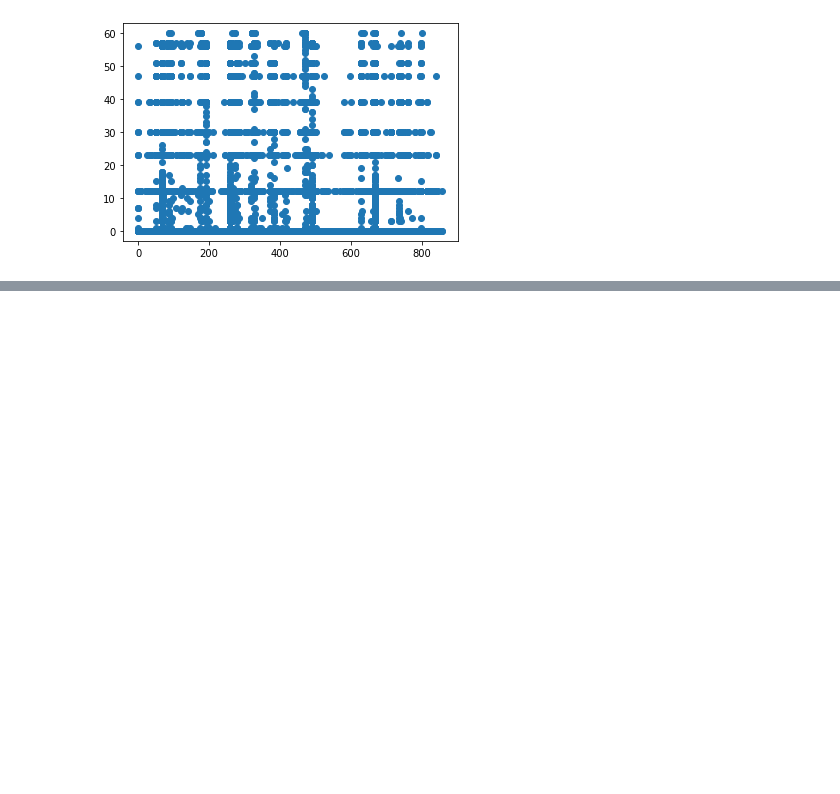
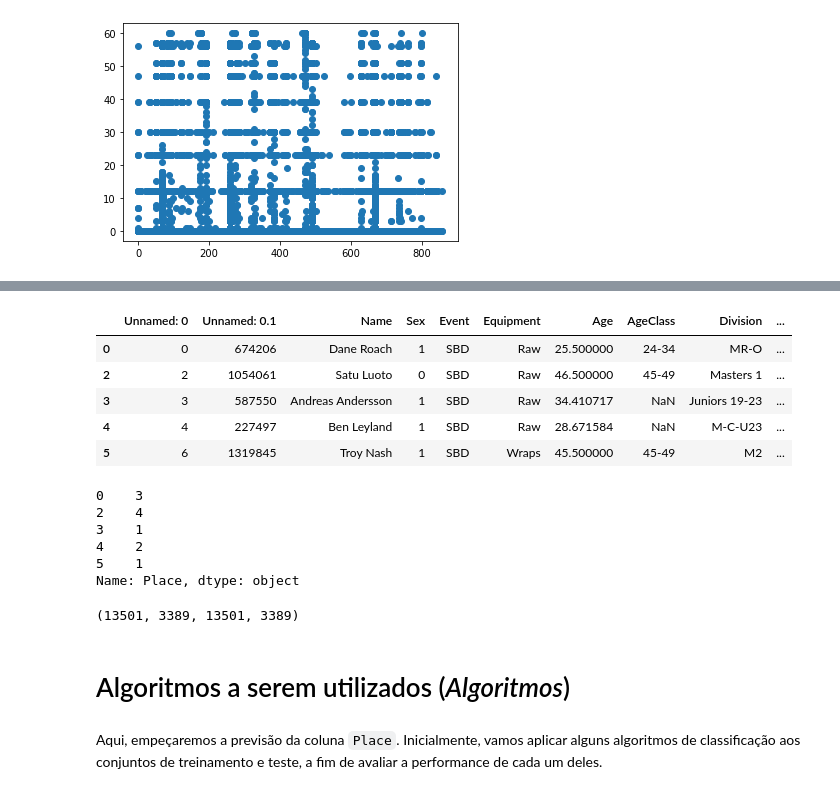
Before and after one commit to RafaelBNN/if697, a Jupyter notebook: Projeto_2_IF697.ipynb, the cells around one changed output, grey strips where cells are left out. Saved outputs shown, nothing was run; the diff lists cells and outputs as text; code cells hidden in the pictures; blank space fills up the shorter version.

```diff
--- a/Projeto_2_IF697.ipynb
+++ b/Projeto_2_IF697.ipynb
@@ -235,0 +257,45 @@ plt.scatter(x=df['Division'],y=df['Place'])
+# %%
+#x_df = df.drop('Place', axis=1)
+#y_df = df['Place']
+
+# Agora vamos dividir em training e test sets
+
+mask_train = (df['Date']<'2018-07-01')
+mask_test = (df['Date']>='2018-07-01')
+
+#mask3 = (y_df['Date']<'2018-07-01')
+#mask4 = (y_df['Date']>='2018-07-01')
+
+# Os conjuntos 'x' nao contem a coluna sobre a qual sera realizada a previsao
+x_train = df.loc[mask_train].drop('Place', axis=1)
+x_test = df.loc[mask_test].drop('Place', axis=1)
+
+# Os conjuntos 'y' contem apenas a coluna a ser prevista
+y_train = df.loc[mask_train, 'Place']
+y_test = df.loc[mask_test, 'Place']
+# %%
+x_train.head() # Creio que vou ter que tirar algumas dessas colunas. Nao sei se na hora da previsao da pra fazer isso
+# %% [output]
+|  | Unnamed: 0 | Unnamed: 0.1 | Name | Sex | Event | Equipment | Age | AgeClass | Division | ... |
+| 0 | 0 | 674206 | Dane Roach | 1 | SBD | Raw | 25.500000 | 24-34 | MR-O | ... |
+| 2 | 2 | 1054061 | Satu Luoto | 0 | SBD | Raw | 46.500000 | 45-49 | Masters 1 | ... |
+| 3 | 3 | 587550 | Andreas Andersson | 1 | SBD | Raw | 34.410717 | NaN | Juniors 19-23 | ... |
+| 4 | 4 | 227497 | Ben Leyland | 1 | SBD | Raw | 28.671584 | NaN | M-C-U23 | ... |
+| 5 | 6 | 1319845 | Troy Nash | 1 | SBD | Wraps | 45.500000 | 45-49 | M2 | ... |
+# %%
+y_train.head()
+# %% [output]
+0    3
+2    4
+3    1
+4    2
+5    1
+Name: Place, dtype: object
+# %%
+len(x_train), len(x_test), len(y_train), len(y_test)
+# %% [output]
+(13501, 3389, 13501, 3389)
+# %% [markdown]
+# Algoritmos a serem utilizados (*Algoritmos*)
+# %% [markdown]
+Aqui, empeçaremos a previsão da coluna `Place`. Inicialmente, vamos aplicar alguns algoritmos de classificação aos conjuntos de treinamento e teste, a fim de avaliar a performance de cada um deles.
```
Also changed, not shown: parts of 7 cells of this notebook.
